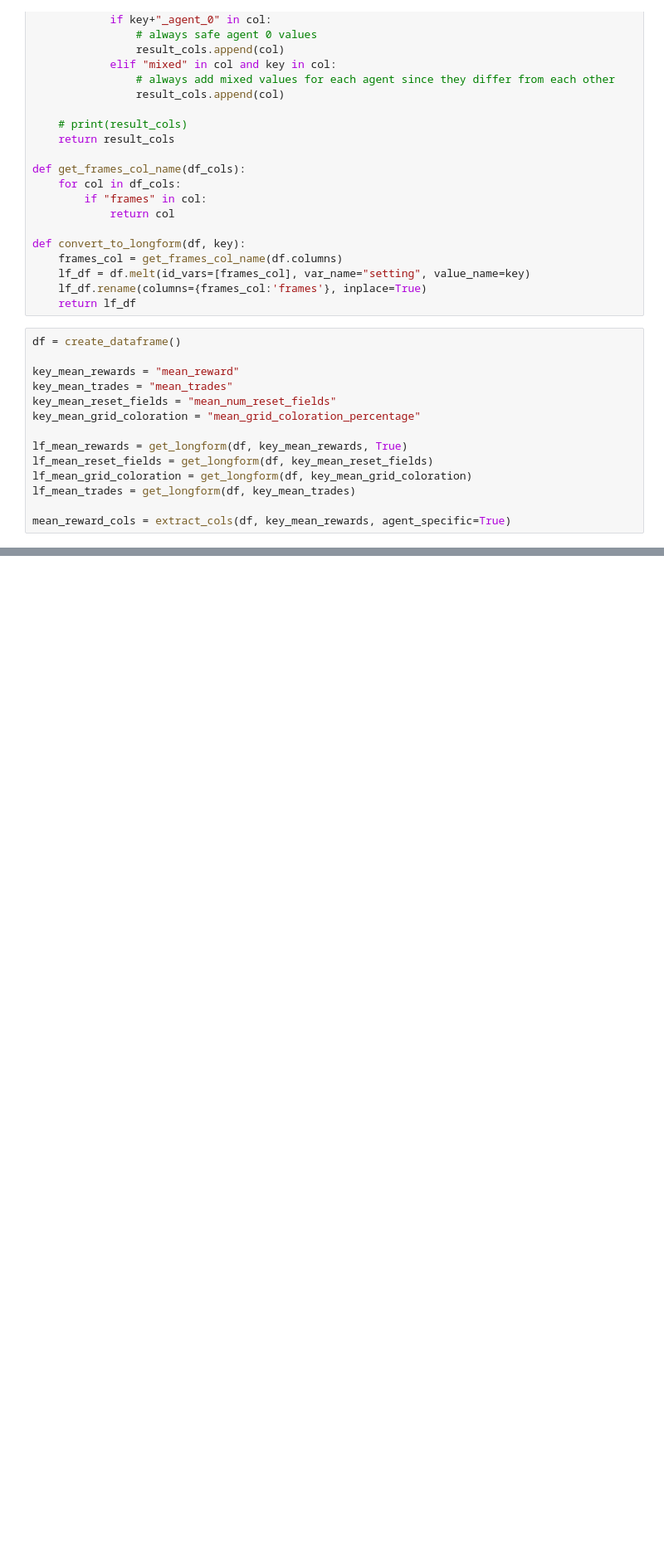
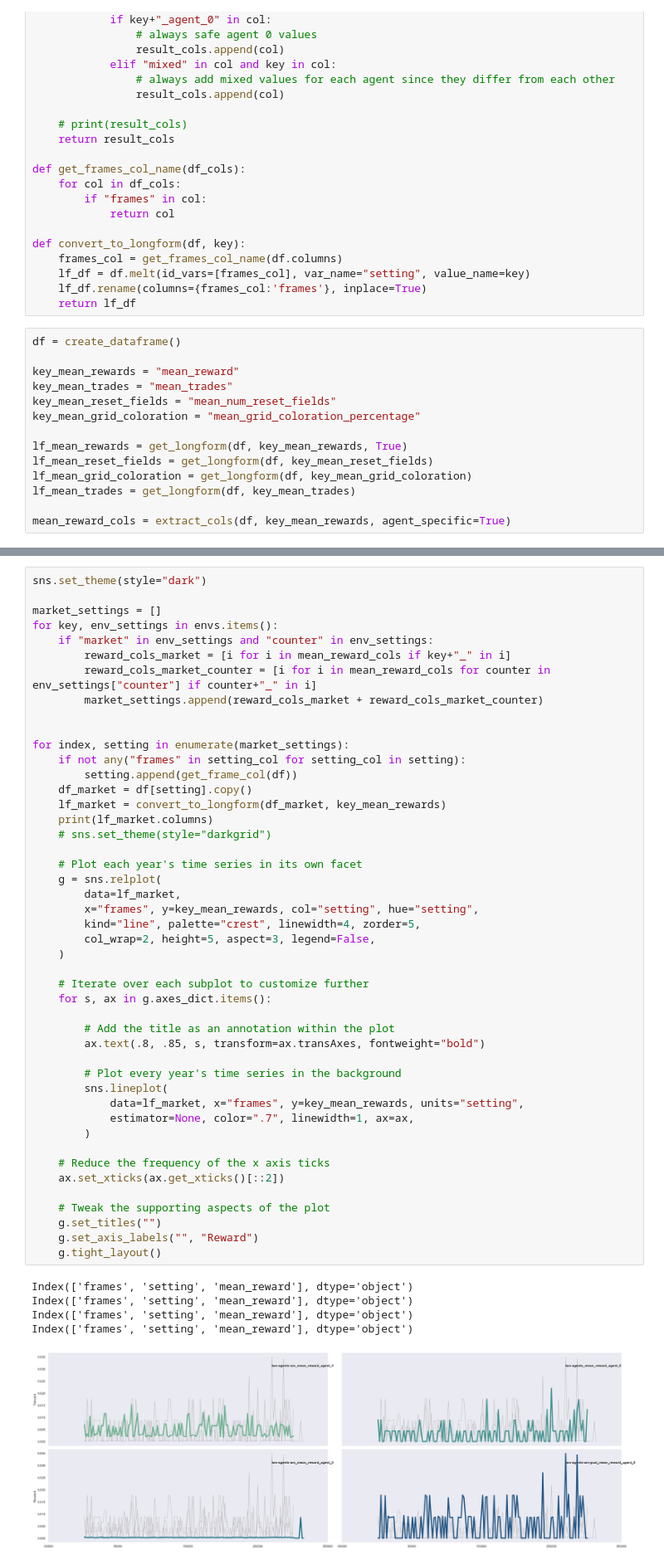
Before and after one commit to zarahz/MARL-and-Markets, a Jupyter notebook: Coloring_with_CAP/csv_plots.ipynb, the cells around one changed output, grey strips where cells are left out. Shown at 83% size. Cells and saved outputs as stored; diff of their text form; blank space fills up the shorter version.

```diff
--- a/Coloring_with_CAP/csv_plots.ipynb
+++ b/Coloring_with_CAP/csv_plots.ipynb
@@ -145,0 +147,52 @@ sns.lineplot(x="frames", y=key_mean_trades,
+# %%
+sns.set_theme(style="dark")
+
+market_settings = []
+for key, env_settings in envs.items():
+    if "market" in env_settings and "counter" in env_settings:
+        reward_cols_market = [i for i in mean_reward_cols if key+"_" in i]
+        reward_cols_market_counter = [i for i in mean_reward_cols for counter in env_settings["counter"] if counter+"_" in i]
+        market_settings.append(reward_cols_market + reward_cols_market_counter)
+
+
+for index, setting in enumerate(market_settings):
+    if not any("frames" in setting_col for setting_col in setting):
+        setting.append(get_frame_col(df))
+    df_market = df[setting].copy()
+    lf_market = convert_to_longform(df_market, key_mean_rewards)
+    print(lf_market.columns)
+    # sns.set_theme(style="darkgrid")
+
+    # Plot each year's time series in its own facet
+    g = sns.relplot(
+        data=lf_market,
+        x="frames", y=key_mean_rewards, col="setting", hue="setting",
+        kind="line", palette="crest", linewidth=4, zorder=5,
+        col_wrap=2, height=5, aspect=3, legend=False,
+    )
+
+    # Iterate over each subplot to customize further
+    for s, ax in g.axes_dict.items():
+
+        # Add the title as an annotation within the plot
+        ax.text(.8, .85, s, transform=ax.transAxes, fontweight="bold")
+
+        # Plot every year's time series in the background
+        sns.lineplot(
+            data=lf_market, x="frames", y=key_mean_rewards, units="setting",
+            estimator=None, color=".7", linewidth=1, ax=ax,
+        )
+
+    # Reduce the frequency of the x axis ticks
+    ax.set_xticks(ax.get_xticks()[::2])
+
+    # Tweak the supporting aspects of the plot
+    g.set_titles("")
+    g.set_axis_labels("", "Reward")
+    g.tight_layout()
+# %% [output]
+Index(['frames', 'setting', 'mean_reward'], dtype='object')
+Index(['frames', 'setting', 'mean_reward'], dtype='object')
+Index(['frames', 'setting', 'mean_reward'], dtype='object')
+Index(['frames', 'setting', 'mean_reward'], dtype='object')
+[figure, added]
```
Also changed, not shown: parts of 4 cells of this notebook, 5 other files.
